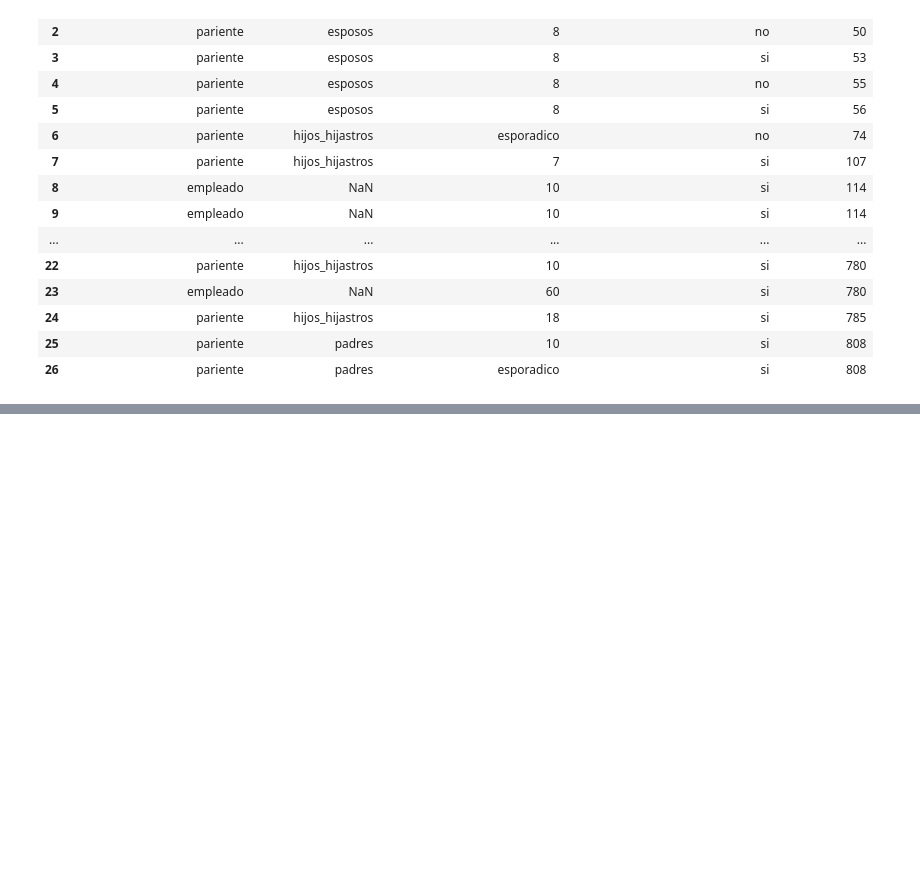
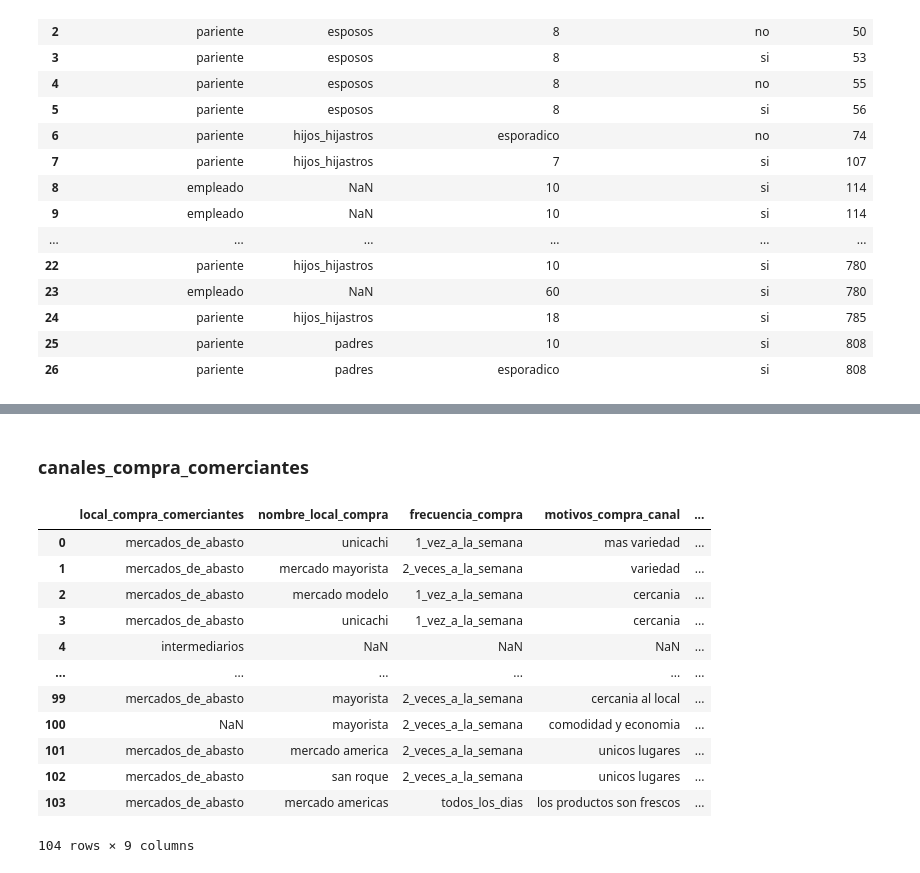
Before and after one commit to Claudio9701/proyecto-foodhub-lima, a Jupyter notebook: inputs/encuesta_principal/Limpieza_datos_agrupaciones.ipynb, the cells around one changed output, grey strips where cells are left out. Cells and saved outputs as stored; diff of their text form; code cells hidden in the pictures; blank space fills up the shorter version.

```diff
--- a/inputs/encuesta_principal/Limpieza_datos_agrupaciones.ipynb
+++ b/inputs/encuesta_principal/Limpieza_datos_agrupaciones.ipynb
@@ -562,0 +548,27 @@ pd.get_dummies(df_, columns=columns, prefix=columns, prefix_sep='/')
+# %% [markdown]
+### canales_compra_comerciantes
+# %%
+df_ = canales_compra_comerciantes.copy()
+df_ = df_.drop(columns=['_parent_table_name'])
+df_['local_compra_comerciantes'] = df_['local_compra_comerciantes'].str.strip().str.lower().replace(to_replace=reemplazar_tildes, regex=True)
+df_['nombre_local_compra'] = df_['nombre_local_compra'].str.strip().str.lower().replace(to_replace=reemplazar_tildes, regex=True)
+df_['frecuencia_compra'] = df_['frecuencia_compra'].str.strip().str.lower().replace(to_replace=reemplazar_tildes, regex=True)
+df_['motivos_compra_canal'] = df_['motivos_compra_canal'].str.strip().str.lower().replace(to_replace=reemplazar_tildes, regex=True)
+df_['transporte_compra_productos'] = df_['transporte_compra_productos'].str.strip().str.lower().replace(to_replace=reemplazar_tildes, regex=True)
+df_['_2019_canal_utilizado'] = df_['_2019_canal_utilizado'].str.strip().str.lower().replace(to_replace=reemplazar_tildes, regex=True)
+df_['_2020_canal_utilizado'] = df_['_2020_canal_utilizado'].str.strip().str.lower().replace(to_replace=reemplazar_tildes, regex=True)
+df_
+# %% [output]
+|  | local_compra_comerciantes | nombre_local_compra | frecuencia_compra | motivos_compra_canal | ... |
+| 0 | mercados_de_abasto | unicachi | 1_vez_a_la_semana | mas variedad | ... |
+| 1 | mercados_de_abasto | mercado mayorista | 2_veces_a_la_semana | variedad | ... |
+| 2 | mercados_de_abasto | mercado modelo | 1_vez_a_la_semana | cercania | ... |
+| 3 | mercados_de_abasto | unicachi | 1_vez_a_la_semana | cercania | ... |
+| 4 | intermediarios | NaN | NaN | NaN | ... |
+| ... | ... | ... | ... | ... | ... |
+| 99 | mercados_de_abasto | mayorista | 2_veces_a_la_semana | cercania al local | ... |
+| 100 | NaN | mayorista | 2_veces_a_la_semana | comodidad y economia | ... |
+| 101 | mercados_de_abasto | mercado america | 2_veces_a_la_semana | unicos lugares | ... |
+| 102 | mercados_de_abasto | san roque | 2_veces_a_la_semana | unicos lugares | ... |
+| 103 | mercados_de_abasto | mercado americas | todos_los_dias | los productos son frescos | ... |
+104 rows × 9 columns
```
Also changed, not shown: parts of 15 cells of this notebook, 1 other file.
